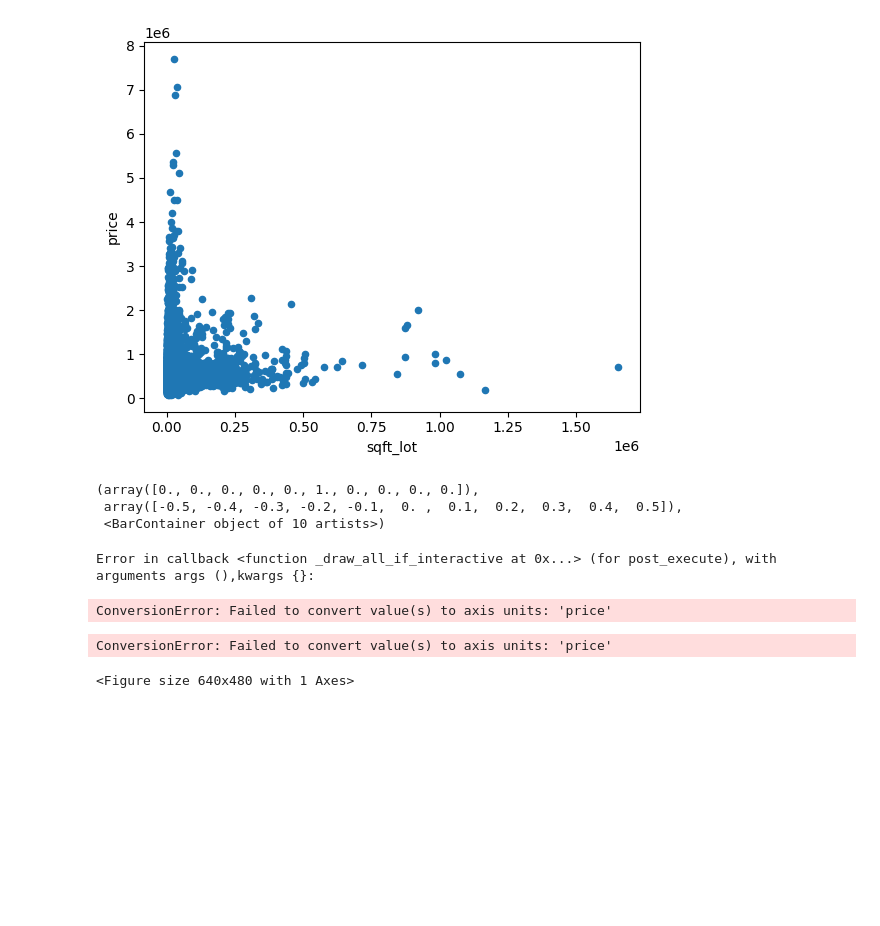
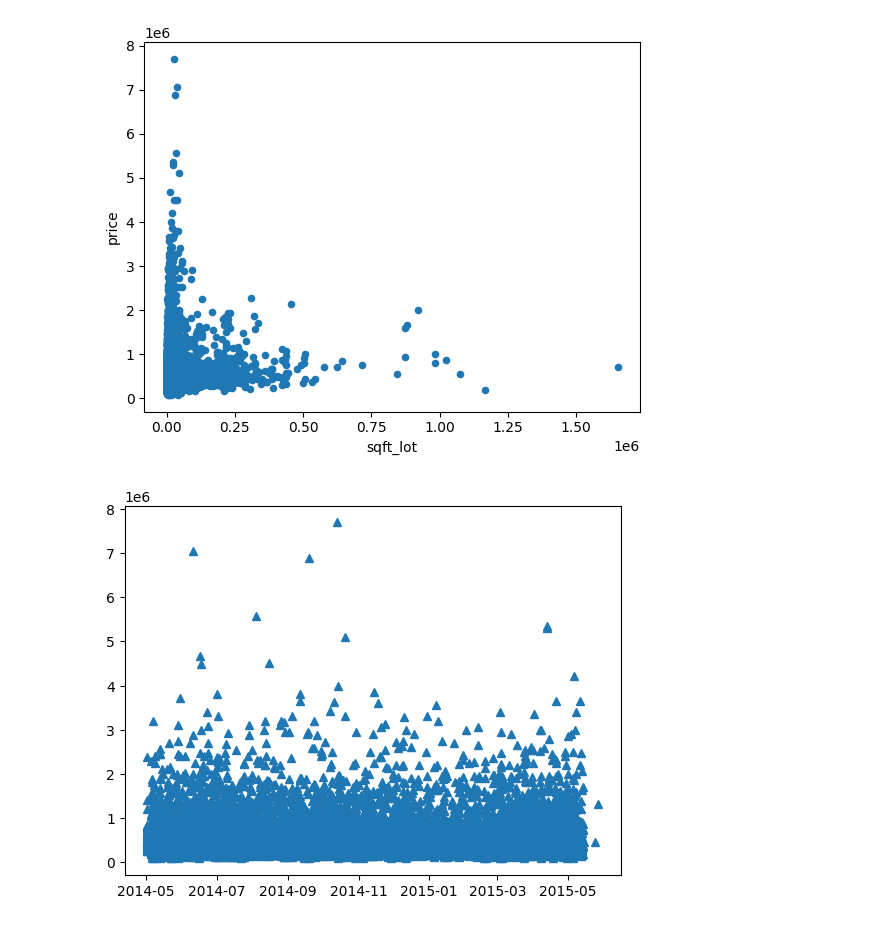
Before and after one commit to Metaphysicist1/GITA-ML, a Jupyter notebook: Task2/Task2_Script.ipynb, the cells around one changed output. Saved outputs shown, nothing was run; the diff lists cells and outputs as text; code cells hidden in the pictures; blank space fills up the shorter version.

```diff
--- a/Task2/Task2_Script.ipynb
+++ b/Task2/Task2_Script.ipynb
@@ -168,13 +171,8 @@ df.plot(x="sqft_lot", y="price", kind="scatter")
 # %% [output]
 <Axes: xlabel='sqft_lot', ylabel='price'>
 [figure]
-# %%
-plt.hist(x='bathrooms', y='price')
-# %% [output]
-(array([0., 0., 0., 0., 0., 1., 0., 0., 0., 0.]),
- array([-0.5, -0.4, -0.3, -0.2, -0.1,  0. ,  0.1,  0.2,  0.3,  0.4,  0.5]),
- <BarContainer object of 10 artists>)
-Error in callback <function _draw_all_if_interactive at 0x...> (for post_execute), with arguments args (),kwargs {}:
-ConversionError: Failed to convert value(s) to axis units: 'price'
-ConversionError: Failed to convert value(s) to axis units: 'price'
-<Figure size 640x480 with 1 Axes>
+# %%
+plt.plot(df['date'], df['price'], '^')
+plt.show()
+# %% [output]
+[figure, added]
```
Also changed, not shown: parts of 11 cells of this notebook.
